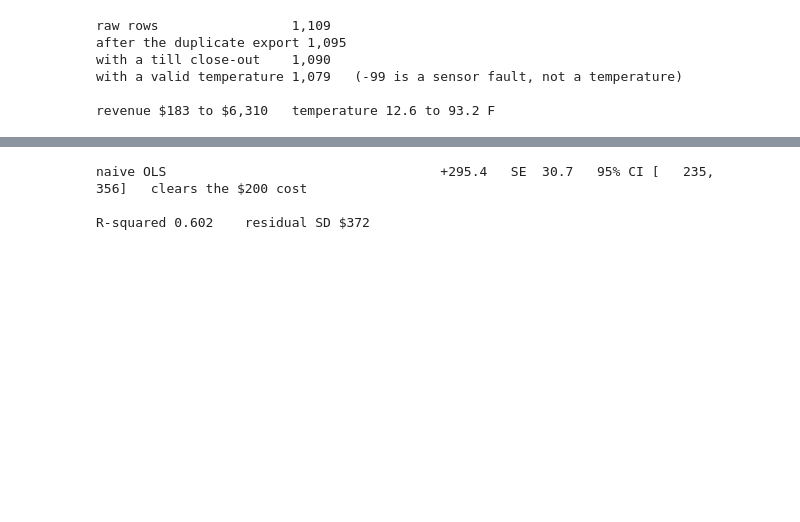
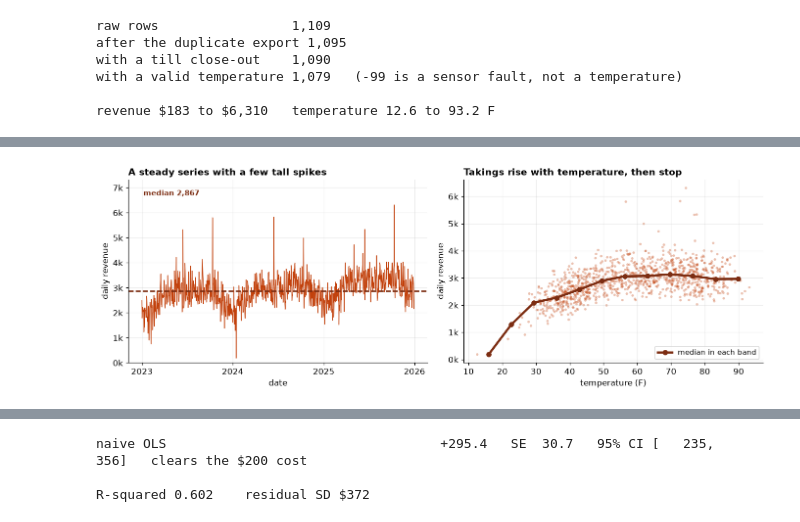
Before and after one commit to johnfisher-ai/Statistics-Data-Science-AI-Visual-Book, a Jupyter notebook: chapters/notebooks/capstone-regression-diagnostics-and-remedies.ipynb, the cells around one changed output, grey strips where cells are left out. Drawn from its saved outputs; the diff is of its cells as text; code cells hidden in the pictures; blank space fills up the shorter version.

```diff
--- a/chapters/notebooks/capstone-regression-diagnostics-and-remedies.ipynb
+++ b/chapters/notebooks/capstone-regression-diagnostics-and-remedies.ipynb
@@ -78,0 +127,30 @@ revenue $183 to $6,310   temperature 12.6 to 93.2 F
+# %%
+fig, axes = plt.subplots(1, 2, figsize=(12.6, 4.4))
+
+ax = axes[0]
+ax.plot(d.date, d.daily_revenue, color=OR, lw=0.9)
+med = d.daily_revenue.median()
+ax.axhline(med, color=DK, lw=1.8, ls="--")
+ax.set_ylim(0, d.daily_revenue.max()*1.16)
+ax.text(d.date.iloc[6], d.daily_revenue.max()*1.06,
+        f"median {med:,.0f}", color=DK, fontsize=9.5, fontweight="bold")
+ax.set_xlabel("date"); ax.set_ylabel("daily revenue")
+ax.set_xticks(pd.to_datetime(["2023-01-01","2024-01-01","2025-01-01","2026-01-01"]))
+ax.set_xticklabels(["2023","2024","2025","2026"])
+ax.yaxis.set_major_formatter(plt.FuncFormatter(lambda x, _: f"{x/1000:,.0f}k"))
+ax.set_title("A steady series with a few tall spikes")
+
+ax = axes[1]
+ax.scatter(d.temperature_f, d.daily_revenue, s=11, alpha=0.32, color=OR, edgecolor="none")
+bins = np.linspace(d.temperature_f.min(), d.temperature_f.max(), 13)
+mid = (bins[:-1] + bins[1:])/2
+bm = [d.loc[(d.temperature_f >= lo) & (d.temperature_f < hi), "daily_revenue"].median()
+      for lo, hi in zip(bins[:-1], bins[1:])]
+ax.plot(mid, bm, color=DK, lw=3.0, marker="o", ms=6, label="median in each band")
+ax.set_xlabel("temperature (F)"); ax.set_ylabel("daily revenue")
+ax.yaxis.set_major_formatter(plt.FuncFormatter(lambda x, _: f"{x/1000:,.0f}k"))
+ax.set_title("Takings rise with temperature, then stop")
+ax.legend(fontsize=9.5, loc="lower right")
+plt.tight_layout(); plt.show()
+# %% [output]
+[figure, added]
```
Also changed, not shown: parts of 13 cells of this notebook, 29 other files.
